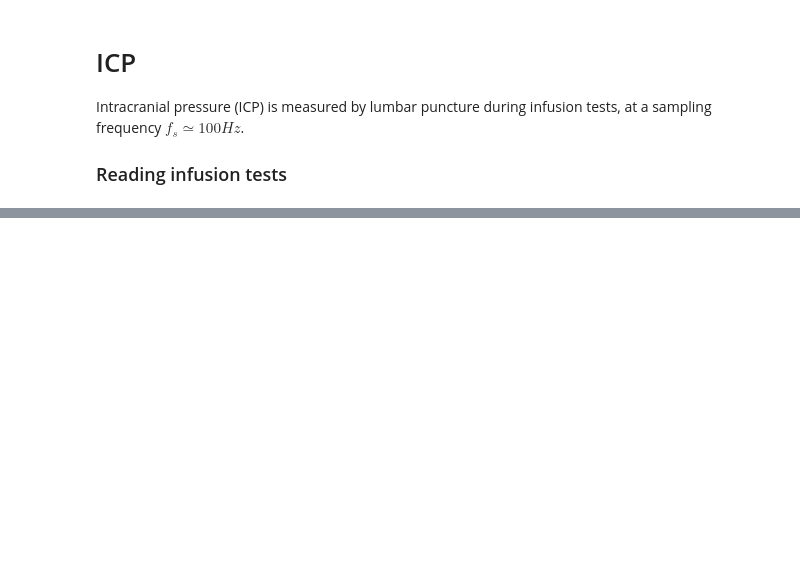
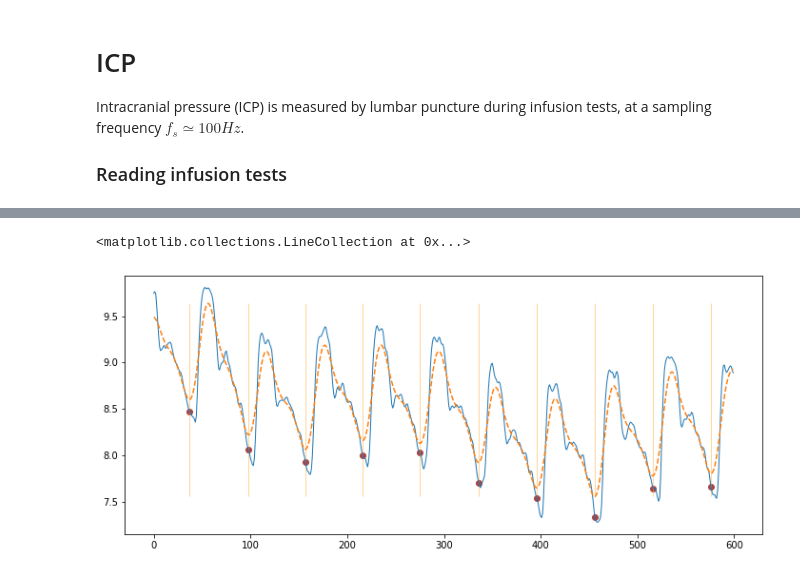
Before and after one commit to opeltre/revert, a Jupyter notebook: notebooks/icp.ipynb, the cells around one changed output, grey strips where cells are left out. Cells and saved outputs as stored; diff of their text form; code cells hidden in the pictures; blank space fills up the shorter version.

```diff
--- a/notebooks/icp.ipynb
+++ b/notebooks/icp.ipynb
@@ -27,0 +58,16 @@ print(f'> loaded {N} points at 100 Hz:')
+# %%
+from scipy.signal import find_peaks
+
+icp0 = Heat(6)(icp_f)
+
+peaks = find_peaks(- icp0, distance=30)[0]
+
+plt.figure(figsize=(12, 5))
+plt.plot(icp_f, linewidth=1)
+plt.plot(icp0, linestyle="dashed", linewidth=1.5)
+
+plt.scatter(peaks, [icp_f[i] for i in peaks], color="#a44")
+plt.vlines(peaks, min(icp0), max(icp0), color="#fa3", linewidth=0.5)
+# %% [output]
+<matplotlib.collections.LineCollection at 0x...>
+[figure, added]
```
Also changed, not shown: parts of 26 cells of this notebook, 1 other file.
